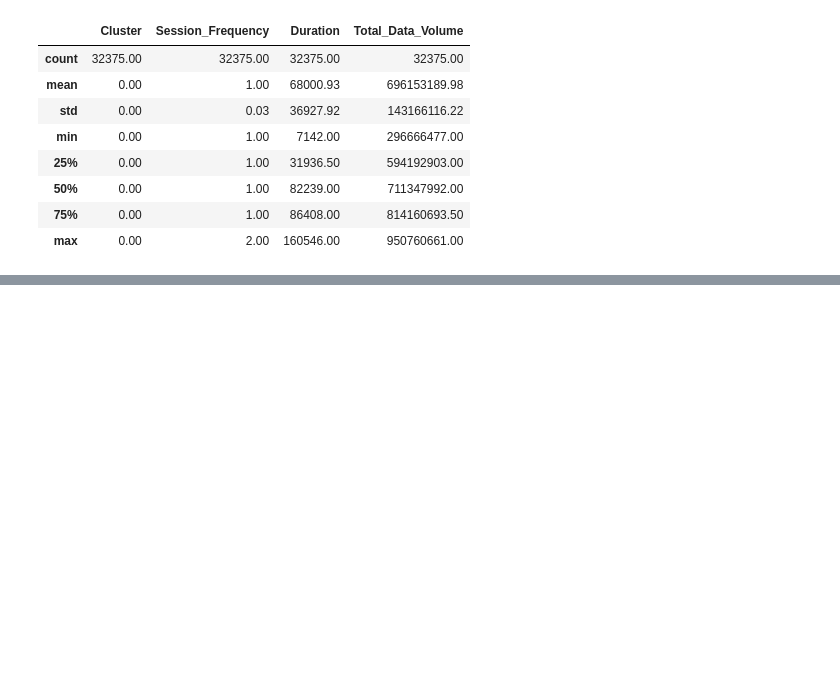
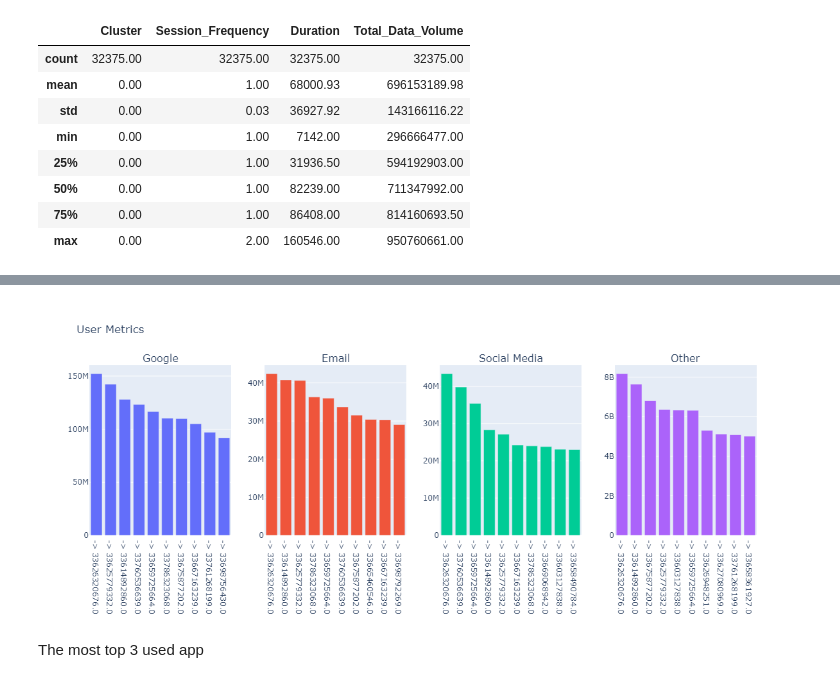
Before and after one commit to yonamg/Telecom-Data-Analysis, a Jupyter notebook: notebook/user_engagement_analysis.ipynb, the cells around one changed output, grey strips where cells are left out. Saved outputs shown, nothing was run; the diff lists cells and outputs as text; code cells hidden in the pictures; blank space fills up the shorter version.

```diff
--- a/notebook/user_engagement_analysis.ipynb
+++ b/notebook/user_engagement_analysis.ipynb
@@ -177,0 +229,7 @@ cluster1.d
+# %%
+mult_hist([google, email, social_media, other], 1,
+          4, "User Metrics", [ "Google", "Email", "Social Media", "Other"])
+# %% [output]
+[figure, added]
+# %% [markdown]
+The most top 3 used app
```
Also changed, not shown: parts of 6 cells of this notebook.
